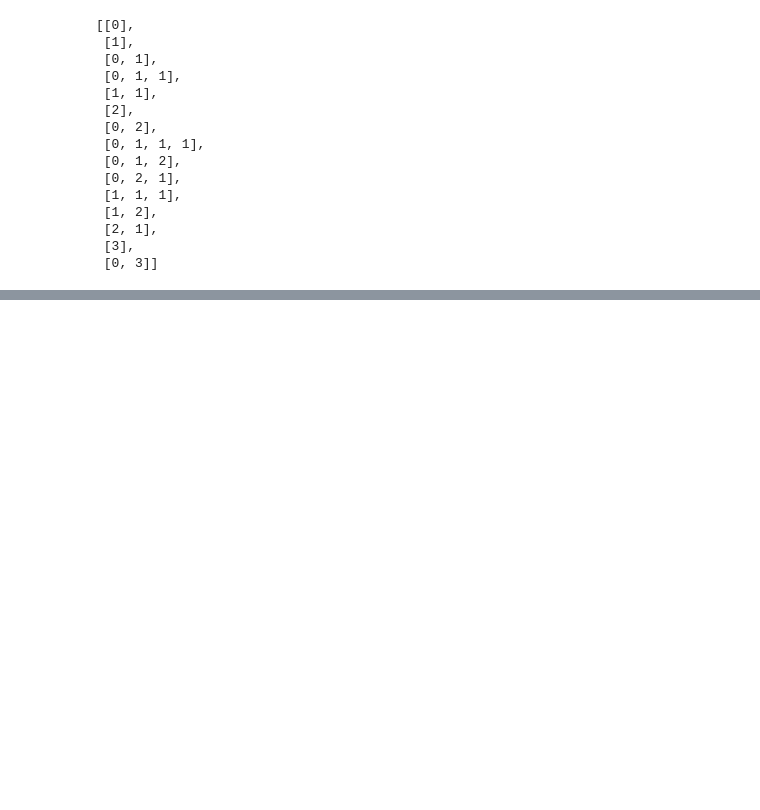
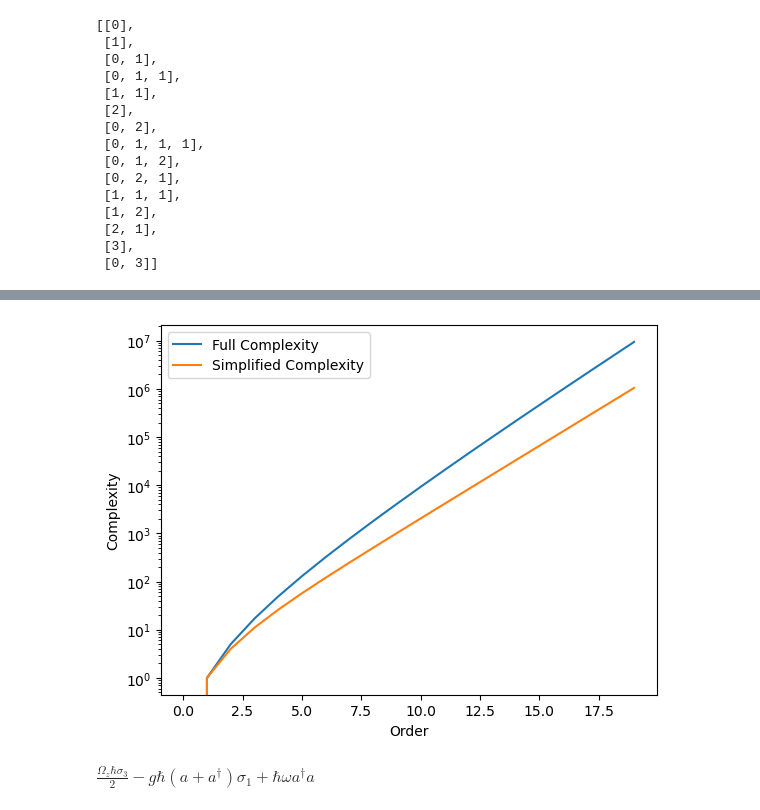
Before and after one commit to LeanderReascos/PySW, a Jupyter notebook: Example(Oti).ipynb, the cells around one changed output, grey strips where cells are left out. Drawn from its saved outputs; the diff is of its cells as text; code cells hidden in the pictures; blank space fills up the shorter version.

```diff
--- a/Example(Oti).ipynb
+++ b/Example(Oti).ipynb
@@ -154,13 +96,12 @@ rearrange_sublists(keys)
  [3],
  [0, 3]]
 # %%
-%matplotlib notebook
 import matplotlib.pyplot as plt
 def count_full_complexity(keys):
     count = 0
     for key in keys:
         if len(key) > 1:
-            count += len(key)
+            count += len(key) - 1
     return count
 
 def count_simplified_complexity(keys):
@@ -177,5 +118,3 @@ simp = []
 for order in range(20):
     full.append(count_full_complexity(generate_keys(order)))
     simp.append(count_simplified_complexity(generate_keys(order)))
-plt.plot(range(20), full)
-plt.plot(range(20), simp)
@@ -185,0 +121,30 @@ plt.plot(range(20), simp)
+# %%
+fig, ax = plt.subplots()
+ax.plot(full, label='Full Complexity')
+ax.plot(simp, label='Simplified Complexity')
+
+# Log scale
+ax.set_yscale('log')
+ax.set_xlabel('Order')
+ax.set_ylabel('Complexity')
+ax.legend()
+plt.show()
+# %% [output]
+[figure, added]
+# %%
+Spin = RDBasis("\\sigma", 'spin', dim=2)
+sx = Spin.project(sp.Matrix([[0, 1], [1, 0]]))
+sz = Spin.project(sp.Matrix([[1, 0], [0, -1]]))
+
+a = RDBoson("a", subspace ="b")
+ad = RDBoson("{a^\\dagger}", subspace ="b", is_annihilation=False)
+
+hbar = RDsymbol("hbar", order = 0)
+omega = RDsymbol("omega", order = 0)
+Omega_z = RDsymbol("\\Omega_{z}", order = 0)
+g = RDsymbol("g", order = 1)
+
+H = hbar * omega * ad * a + hbar * Omega_z * sp.Rational(1,2) * sz - hbar * g * (a + ad) * sx
+H
+# %% [output]
+$\displaystyle \frac{\Omega_{z} \hbar \sigma_{3}}{2} - g \hbar \left(a + {a^\dagger}\right) \sigma_{1} + \hbar \omega {a^\dagger} a$
```
Also changed, not shown: parts of 26 cells of this notebook.
